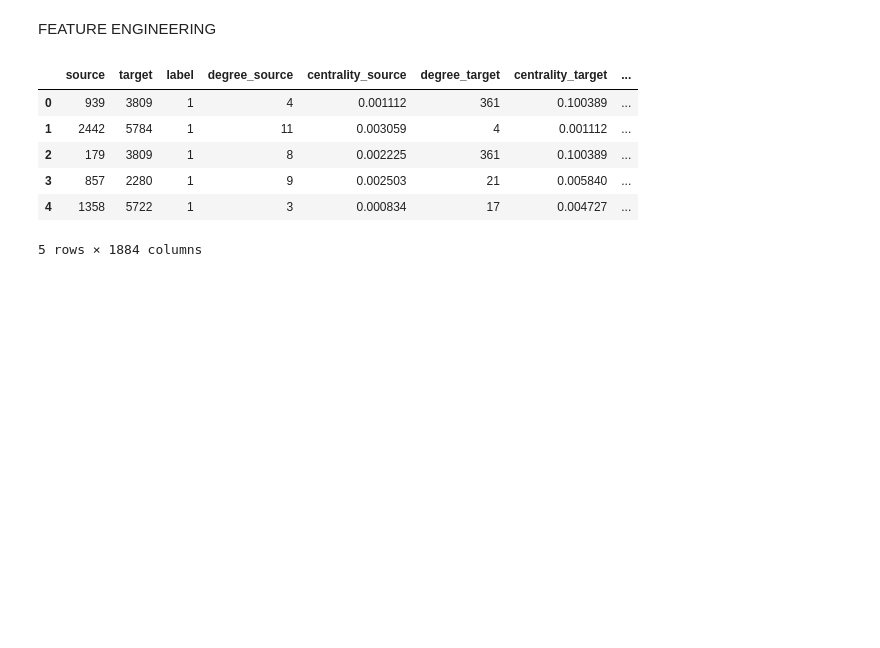
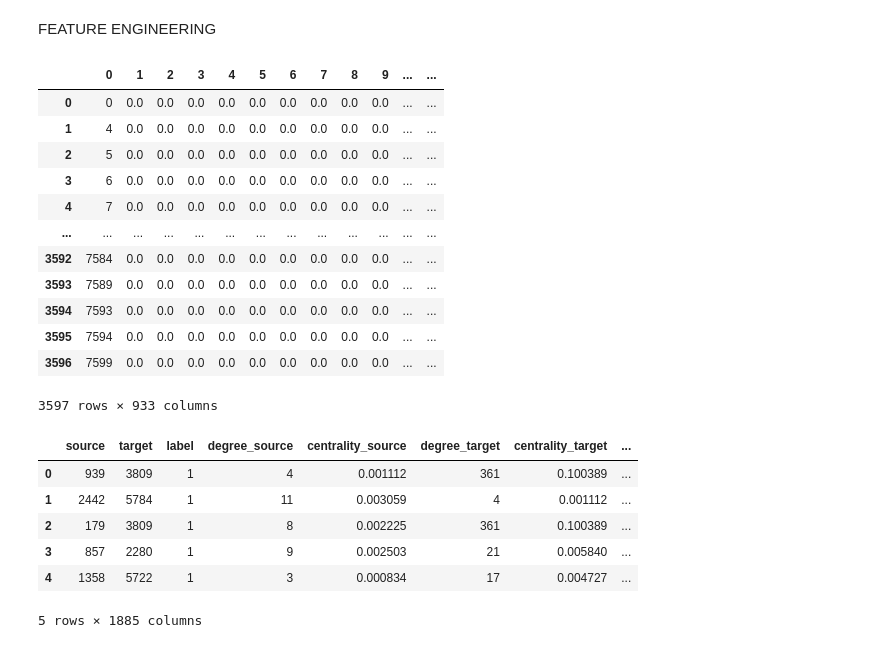
Before and after one commit to Behachee/Predicting-missing-links-co-occurrence-network, a Jupyter notebook: 1- EDA + Feature Engineering/Feature_Engineering.ipynb, the cells around one changed output. Drawn from its saved outputs; the diff is of its cells as text; code cells hidden in the pictures; blank space fills up the shorter version.

```diff
--- a/1- EDA + Feature Engineering/Feature_Engineering.ipynb
+++ b/1- EDA + Feature Engineering/Feature_Engineering.ipynb
@@ -17,6 +18,22 @@ train_set = pd.read_csv("../data/train.txt", sep=" ", header=None, names=['sourc
 
 # Graph creation
 G = nx.from_pandas_edgelist(train_set, 'source', 'target', 'label')
+# %%
+node_info
+# %% [output]
+|  | 0 | 1 | 2 | 3 | 4 | 5 | 6 | 7 | 8 | 9 | ... | ... |
+| 0 | 0 | 0.0 | 0.0 | 0.0 | 0.0 | 0.0 | 0.0 | 0.0 | 0.0 | 0.0 | ... | ... |
+| 1 | 4 | 0.0 | 0.0 | 0.0 | 0.0 | 0.0 | 0.0 | 0.0 | 0.0 | 0.0 | ... | ... |
+| 2 | 5 | 0.0 | 0.0 | 0.0 | 0.0 | 0.0 | 0.0 | 0.0 | 0.0 | 0.0 | ... | ... |
+| 3 | 6 | 0.0 | 0.0 | 0.0 | 0.0 | 0.0 | 0.0 | 0.0 | 0.0 | 0.0 | ... | ... |
+| 4 | 7 | 0.0 | 0.0 | 0.0 | 0.0 | 0.0 | 0.0 | 0.0 | 0.0 | 0.0 | ... | ... |
+| ... | ... | ... | ... | ... | ... | ... | ... | ... | ... | ... | ... | ... |
+| 3592 | 7584 | 0.0 | 0.0 | 0.0 | 0.0 | 0.0 | 0.0 | 0.0 | 0.0 | 0.0 | ... | ... |
+| 3593 | 7589 | 0.0 | 0.0 | 0.0 | 0.0 | 0.0 | 0.0 | 0.0 | 0.0 | 0.0 | ... | ... |
+| 3594 | 7593 | 0.0 | 0.0 | 0.0 | 0.0 | 0.0 | 0.0 | 0.0 | 0.0 | 0.0 | ... | ... |
+| 3595 | 7594 | 0.0 | 0.0 | 0.0 | 0.0 | 0.0 | 0.0 | 0.0 | 0.0 | 0.0 | ... | ... |
+| 3596 | 7599 | 0.0 | 0.0 | 0.0 | 0.0 | 0.0 | 0.0 | 0.0 | 0.0 | 0.0 | ... | ... |
+3597 rows × 933 columns
 # %%
 def salton_similarity(G, edges):
     for u, v in edges:
@@ -55,6 +72,7 @@ def adamic_adar_index(G, edges):
             if degree_w > 1:
                 score += 1 / np.log(degree_w)
         yield u, v, score
+
 
 # Creer une fonction qui ajoute des features (degree, centrality, clustering) à un graphes et qui merge node_info avec le graphe
 def add_node_attributes(df, node_info):
@@ -119,18 +137,29 @@ def add_node_attributes(df, node_info):
      df['eigenvector_centrality_source'] = df['source'].apply(lambda x: eigenvector_centrality.get(x, 0))
      df['eigenvector_centrality_target'] = df['target'].apply(lambda x: eigenvector_centrality.get(x, 0))
 
+     # Calculate cosine similarity
+     def calculate_cosine_similarity(node_encodings, source_node, target_node):
+        source_vector = node_encodings.loc[source_node].values.reshape(1, -1)
+        target_vector = node_encodings.loc[target_node].values.reshape(1, -1)
+        return cosine_similarity(source_vector, target_vector)[0][0]
+
+     node_info= node_info.rename(columns={0: 'node_id'})
+
+     node_info.set_index('node_id', inplace=True)
+     df['cosine_similarity'] = df.apply(lambda row: calculate_cosine_similarity(node_info, row['source'], row['target']), axis=1)
+
      # Fusionner node_info avec le df
-     node_info.rename(columns={0: 'node_id'}, inplace=True)
      df = df.merge(node_info, left_on='source', right_on='node_id', how='left')
      # rename toutes les colonnes de node_info ajouter par "nom_col"+"source"
      df.rename(columns={col: str(col) + '_source' for col in node_info.columns[1:]}, inplace=True)
-     df.drop('node_id', axis=1, inplace=True)
 
 
      df = df.merge(node_info, left_on='target', right_on='node_id', how='left')
      # rename toutes les colonnes de node_info ajouter par "nom_col"+"source"
      df.rename(columns={col: str(col) + '_target' for col in node_info.columns[1:]}, inplace=True)
-     df.drop('node_id', axis=1, inplace=True)
+
+     # Reset index 0 to n-1
+     df.reset_index(drop=True, inplace=True)
      return df
 
 # Ajouter les caractéristiques au train_set
@@ -145,7 +174,7 @@ train_set.head()
 | 2 | 179 | 3809 | 1 | 8 | 0.002225 | 361 | 0.100389 | ... |
 | 3 | 857 | 2280 | 1 | 9 | 0.002503 | 21 | 0.005840 | ... |
 | 4 | 1358 | 5722 | 1 | 3 | 0.000834 | 17 | 0.004727 | ... |
-5 rows × 1884 columns
+5 rows × 1885 columns
 # %%
 train_set.to_csv('../data/train_set_final.csv', index=False)
 test_set.to_csv('../data/test_set_final.csv', index=False)
```
Also changed, not shown: parts of 1 cell of this notebook, 7 other files.
